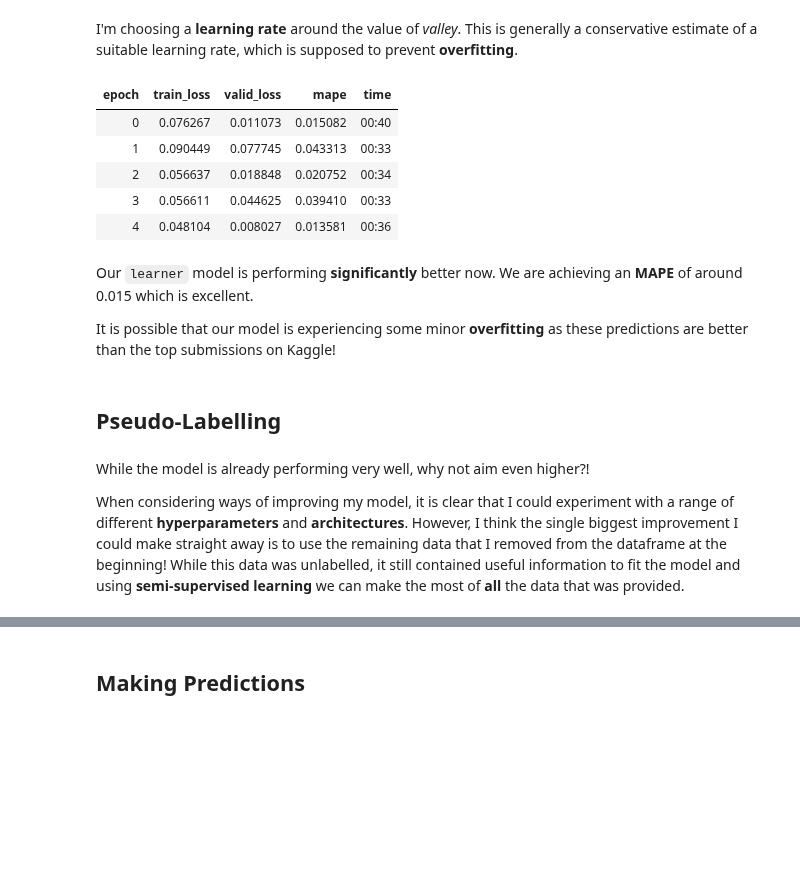
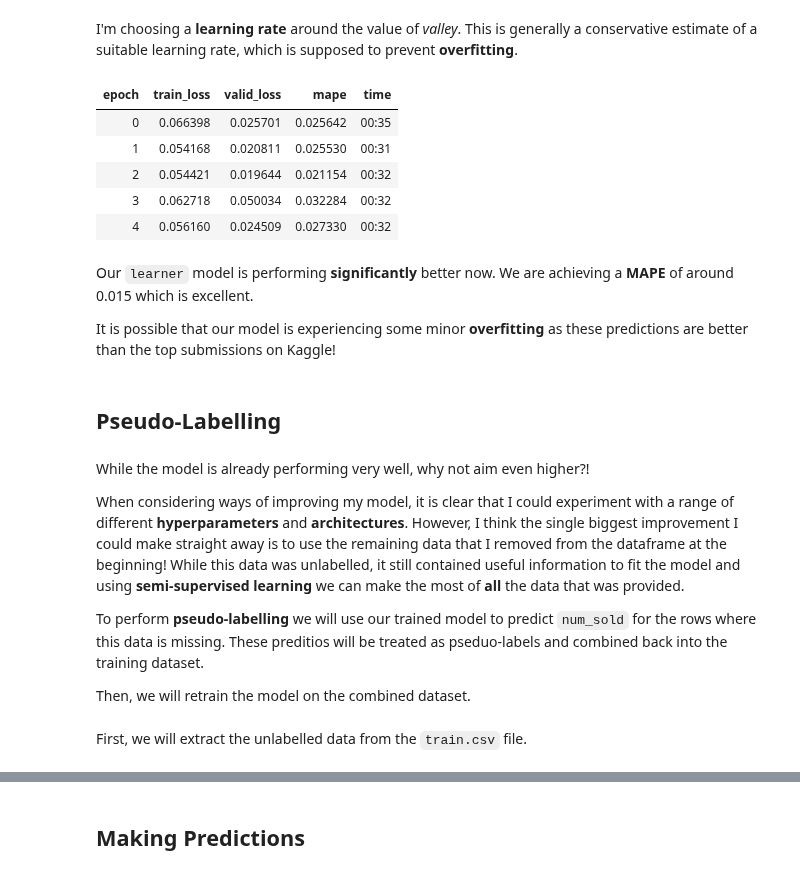
Before and after one commit to frank-895/machine_learning_journey, a Jupyter notebook: predict_sticker_sales/sticker_sales.ipynb, the cells around one changed output, grey strips where cells are left out. Saved outputs shown, nothing was run; the diff lists cells and outputs as text; code cells hidden in the pictures; blank space fills up the shorter version.

Commit message:
Added pseudo-labelling

```diff
--- a/predict_sticker_sales/sticker_sales.ipynb
+++ b/predict_sticker_sales/sticker_sales.ipynb
@@ -300,16 +300,16 @@ SuggestedLRs(slide=7.585775892948732e-05, valley=0.02754228748381138)
 # %% [markdown]
 I'm choosing a **learning rate** around the value of *valley*. This is generally a conservative estimate of a suitable learning rate, which is supposed to prevent **overfitting**.
 # %%
-learn.fit(5, lr=0.005)
+learn.fit(5, lr=0.01)
 # %% [output]
 | epoch | train_loss | valid_loss | mape | time |
-| 0 | 0.076267 | 0.011073 | 0.015082 | 00:40 |
-| 1 | 0.090449 | 0.077745 | 0.043313 | 00:33 |
-| 2 | 0.056637 | 0.018848 | 0.020752 | 00:34 |
-| 3 | 0.056611 | 0.044625 | 0.039410 | 00:33 |
-| 4 | 0.048104 | 0.008027 | 0.013581 | 00:36 |
+| 0 | 0.066398 | 0.025701 | 0.025642 | 00:35 |
+| 1 | 0.054168 | 0.020811 | 0.025530 | 00:31 |
+| 2 | 0.054421 | 0.019644 | 0.021154 | 00:32 |
+| 3 | 0.062718 | 0.050034 | 0.032284 | 00:32 |
+| 4 | 0.056160 | 0.024509 | 0.027330 | 00:32 |
 # %% [markdown]
-Our `learner` model is performing **significantly** better now. We are achieving an **MAPE** of around 0.015 which is excellent.
+Our `learner` model is performing **significantly** better now. We are achieving a **MAPE** of around 0.015 which is excellent.
 
 It is possible that our model is experiencing some minor **overfitting** as these predictions are better than the top submissions on Kaggle!
 # %% [markdown]
@@ -318,3 +318,9 @@ It is possible that our model is experiencing some minor **overfitting** as thes
 While the model is already performing very well, why not aim even higher?!
 
 When considering ways of improving my model, it is clear that I could experiment with a range of different **hyperparameters** and **architectures**. However, I think the single biggest improvement I could make straight away is to use the remaining data that I removed from the dataframe at the beginning! While this data was unlabelled, it still contained useful information to fit the model and using **semi-supervised learning** we can make the most of **all** the data that was provided.
+
+To perform **pseudo-labelling** we will use our trained model to predict `num_sold` for the rows where this data is missing. These preditios will be treated as pseduo-labels and combined back into the training dataset.
+
+Then, we will retrain the model on the combined dataset.
+# %% [markdown]
+First, we will extract the unlabelled data from the `train.csv` file.
```
Also changed, not shown: parts of 18 cells of this notebook.
